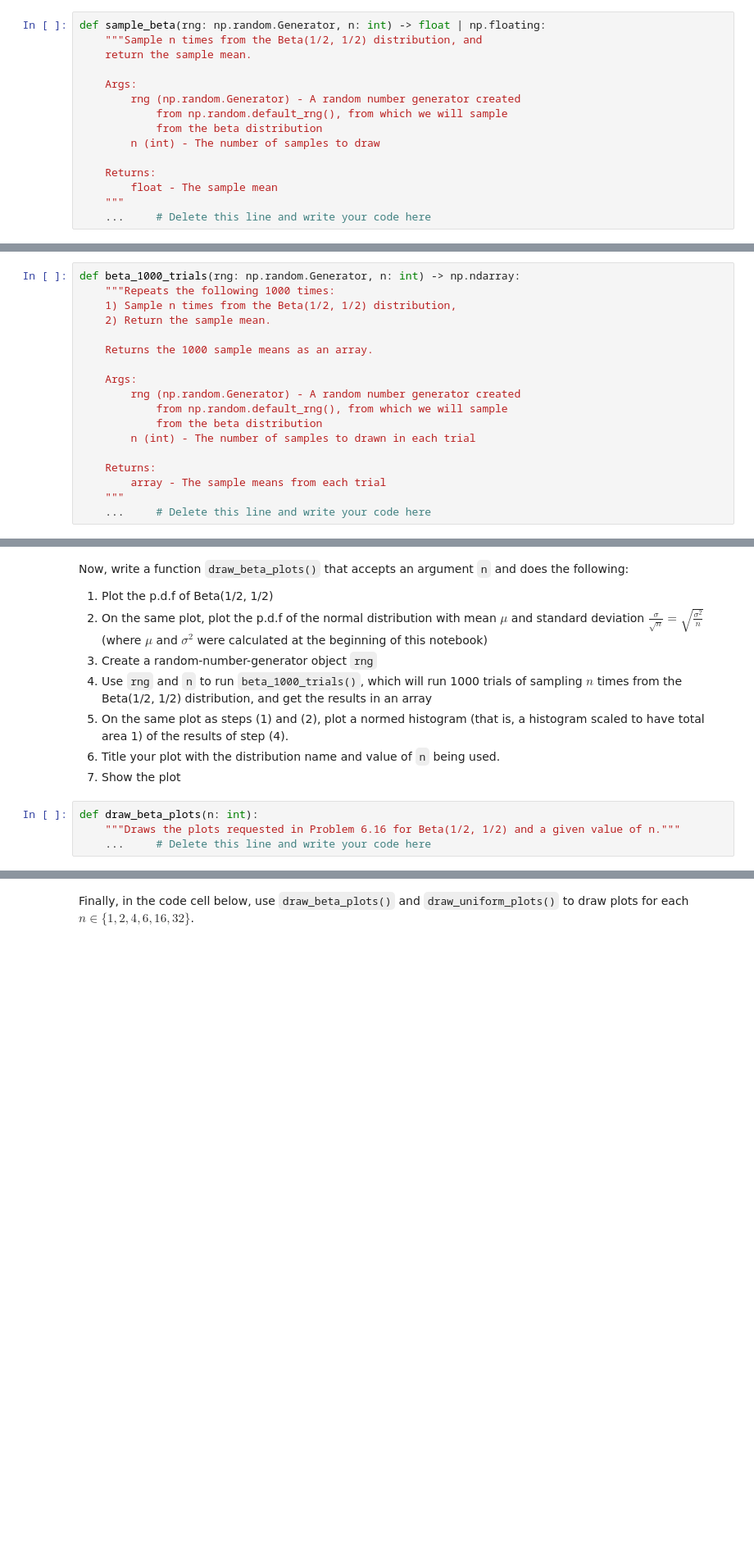
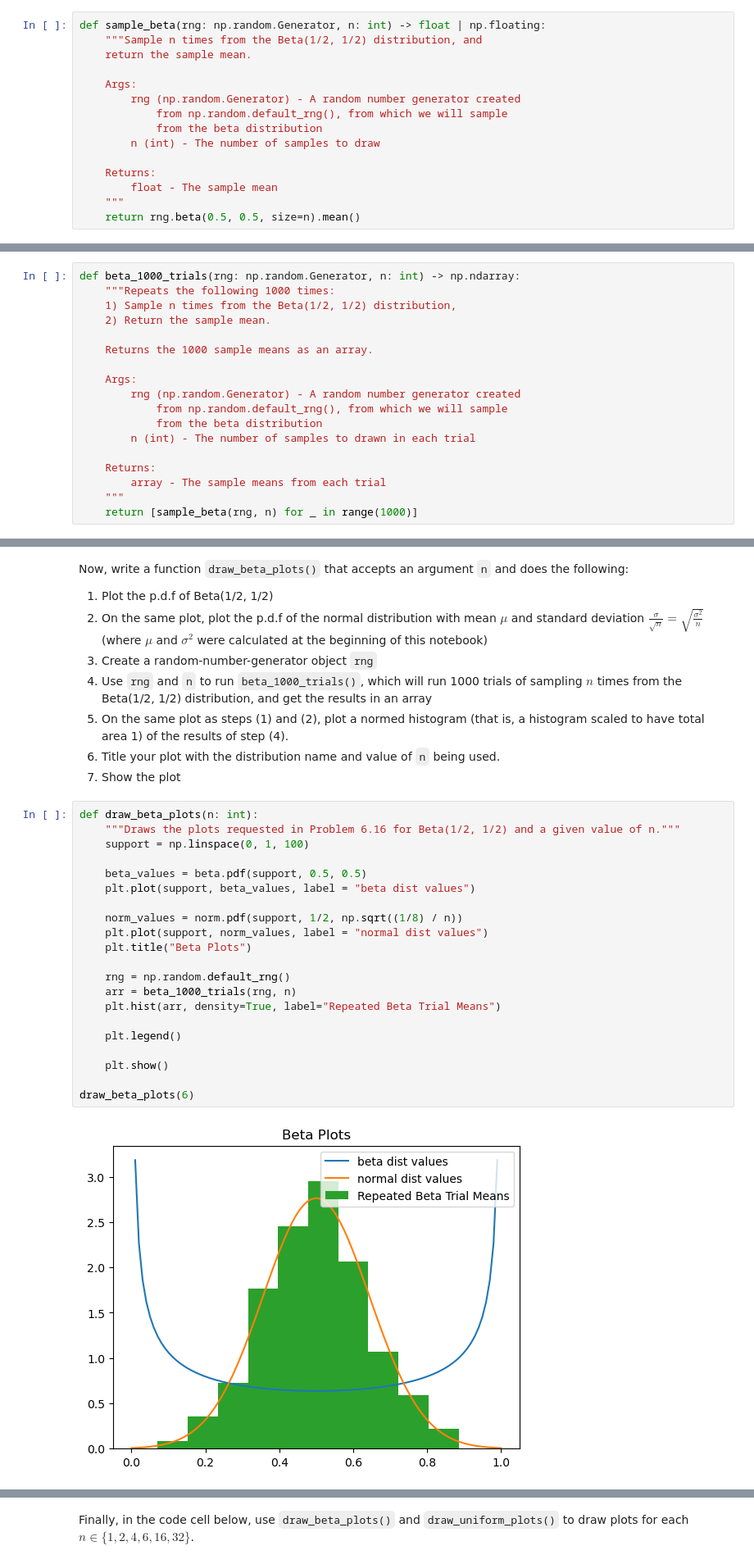
Before and after one commit to noah08642/Vol2-Coding-Assignments, a Jupyter notebook: hw_6_3.ipynb, the cells around one changed output, grey strips where cells are left out. Shown at 82% size. Drawn from its saved outputs; the diff is of its cells as text; blank space fills up the shorter version.

```diff
--- a/hw_6_3.ipynb
+++ b/hw_6_3.ipynb
@@ -38,7 +38,7 @@ def sample_beta(rng: np.random.Generator, n: int) -> float | np.floating:
     Returns:
         float - The sample mean
     """
-    ...     # Delete this line and write your code here
+    return rng.beta(0.5, 0.5, size=n).mean()
 # %% [markdown]
 Now, write a similar function `sample_uniform()` which samples $n$ times from the Uniform([0,1]) distribution, and returns the sample mean.
 
@@ -79,7 +79,7 @@ def beta_1000_trials(rng: np.random.Generator, n: int) -> np.ndarray:
     Returns:
         array - The sample means from each trial
     """
-    ...     # Delete this line and write your code here
+    return [sample_beta(rng, n) for _ in range(1000)]
 # %% [markdown]
 Similarly, create a function `uniform_1000_trials()`, which runs `sample_uniform()` 1000 times and returns the results of each trial as an 1000-entry numpy array.
 
@@ -112,10 +112,29 @@ Now, write a function `draw_beta_plots()` that accepts an argument `n` and does
 5. On the same plot as steps (1) and (2), plot a normed histogram (that is, a histogram scaled to have total area 1) of the results of step (4).
 6. Title your plot with the distribution name and value of `n` being used.
 7. Show the plot
-# %%
-def draw_beta_plots(n: int):
-    """Draws the plots requested in Problem 6.16 for Beta(1/2, 1/2) and a given value of n."""
-    ...     # Delete this line and write your code here
+# %%
+def draw_beta_plots(n: int):
+    """Draws the plots requested in Problem 6.16 for Beta(1/2, 1/2) and a given value of n."""
+    support = np.linspace(0, 1, 100)
+
+    beta_values = beta.pdf(support, 0.5, 0.5)
+    plt.plot(support, beta_values, label = "beta dist values")
+
+    norm_values = norm.pdf(support, 1/2, np.sqrt((1/8) / n))
+    plt.plot(support, norm_values, label = "normal dist values")
+    plt.title("Beta Plots")
+
+    rng = np.random.default_rng()
+    arr = beta_1000_trials(rng, n)
+    plt.hist(arr, density=True, label="Repeated Beta Trial Means")
+
+    plt.legend()
+
+    plt.show()
+
+draw_beta_plots(6)
+# %% [output]
+[figure, added]
 # %% [markdown]
 Similarly, write a function `draw_uniform_plots()` that accepts an argument `n` and does the following:
 
```
Also changed, not shown: parts of 8 cells of this notebook.
